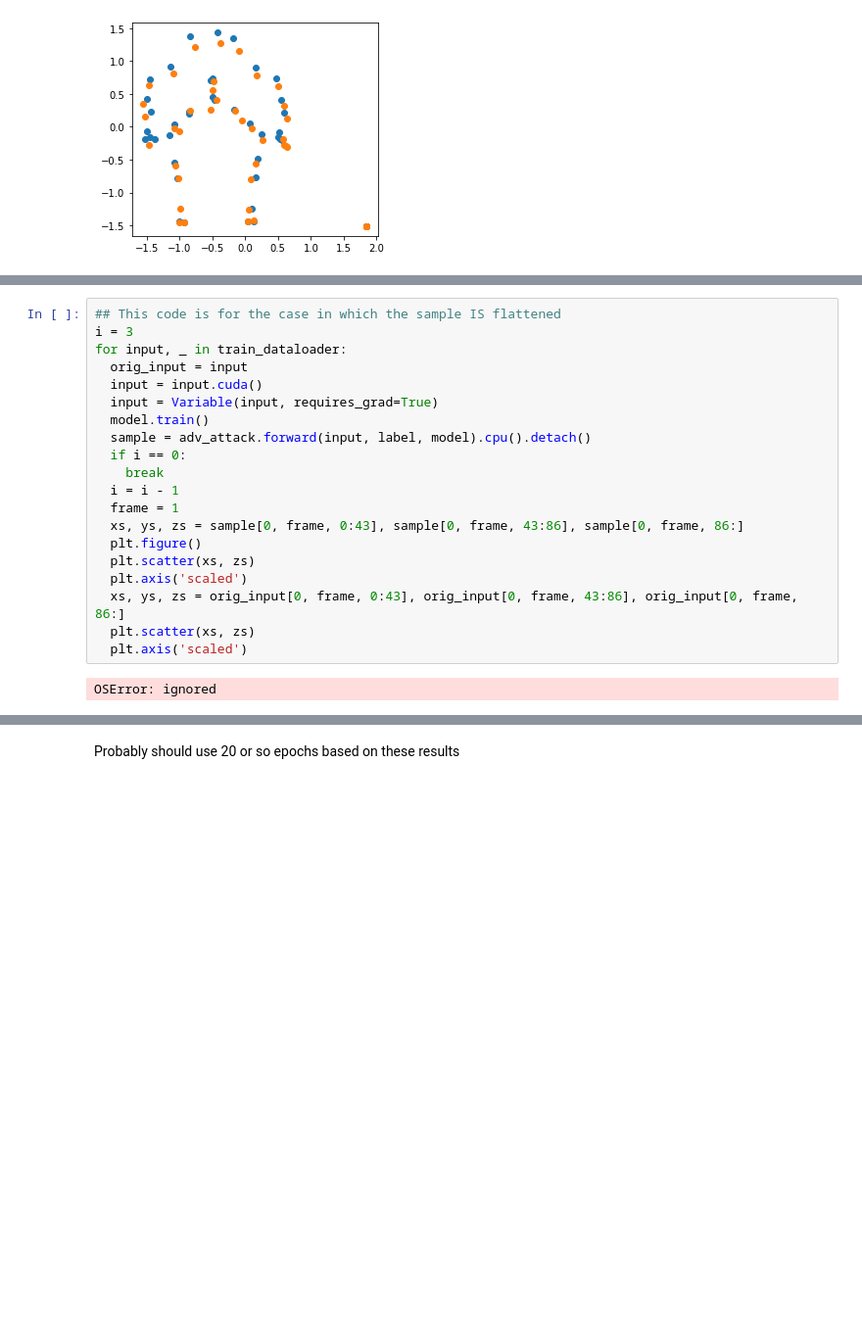
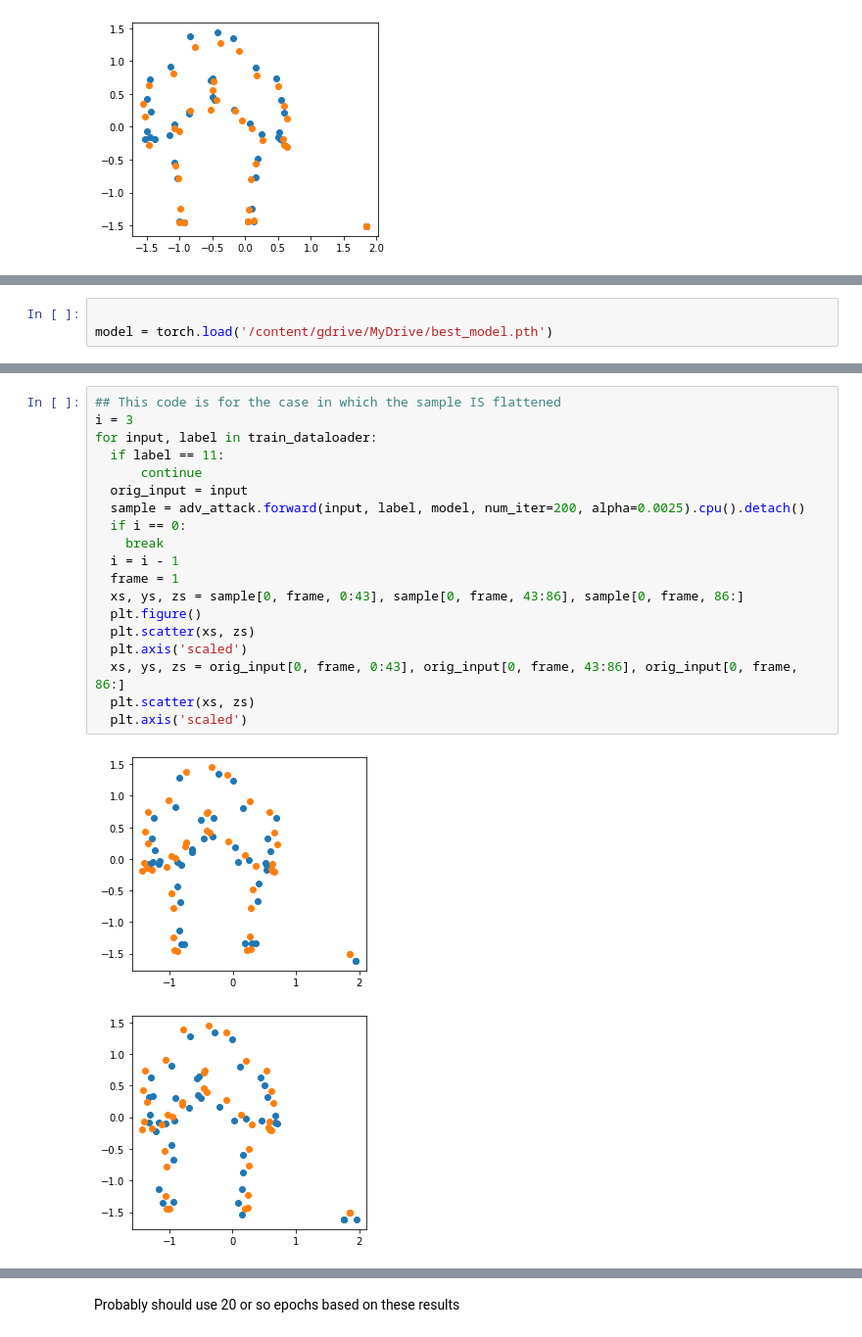
Before and after one commit to ypeng22/DLFinal, a Jupyter notebook: DL_proj.ipynb, the cells around one changed output, grey strips where cells are left out. Shown at 98% size. Drawn from its saved outputs; the diff is of its cells as text; blank space fills up the shorter version.

Commit message:
ok i fixed the stuff that i broke lmao, pgd attack works properly now (i think)

```diff
--- a/DL_proj.ipynb
+++ b/DL_proj.ipynb
@@ -334 +333,4 @@ plt.xlabel('Epochs'), plt.ylabel('Cross Entropy Loss')
+# %%
+
+model = torch.load('/content/gdrive/MyDrive/best_model.pth')
 # %%
@@ -439,22 +484,22 @@ The model accuracy on the testing dataset after training is 0.3392857142857143
 # %%
 ## This code is for the case in which the sample IS flattened
 i = 3
-for input, _ in train_dataloader:
+for input, label in train_dataloader:
+  if label == 11:
+      continue
   orig_input = input
-  input = input.cuda()
-  input = Variable(input, requires_grad=True)
-  model.train()
-  sample = adv_attack.forward(input, label, model).cpu().detach()
+  sample = adv_attack.forward(input, label, model, num_iter=200, alpha=0.0025).cpu().detach()
   if i == 0:
     break
   i = i - 1
   frame = 1
   xs, ys, zs = sample[0, frame, 0:43], sample[0, frame, 43:86], sample[0, frame, 86:]
   plt.figure()
   plt.scatter(xs, zs)
   plt.axis('scaled')
   xs, ys, zs = orig_input[0, frame, 0:43], orig_input[0, frame, 43:86], orig_input[0, frame, 86:]
   plt.scatter(xs, zs)
   plt.axis('scaled')
 # %% [output]
-OSError: ignored
+[figure, added]
+[figure, added]
```
Also changed, not shown: parts of 12 cells of this notebook.
